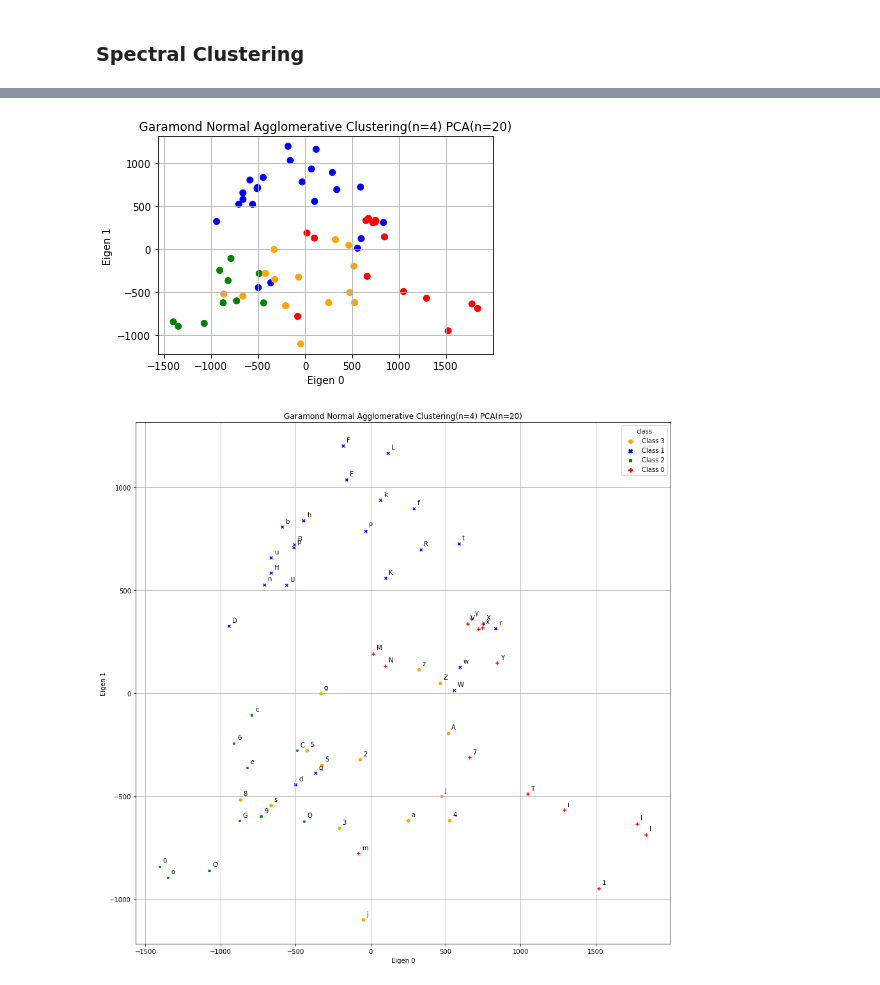
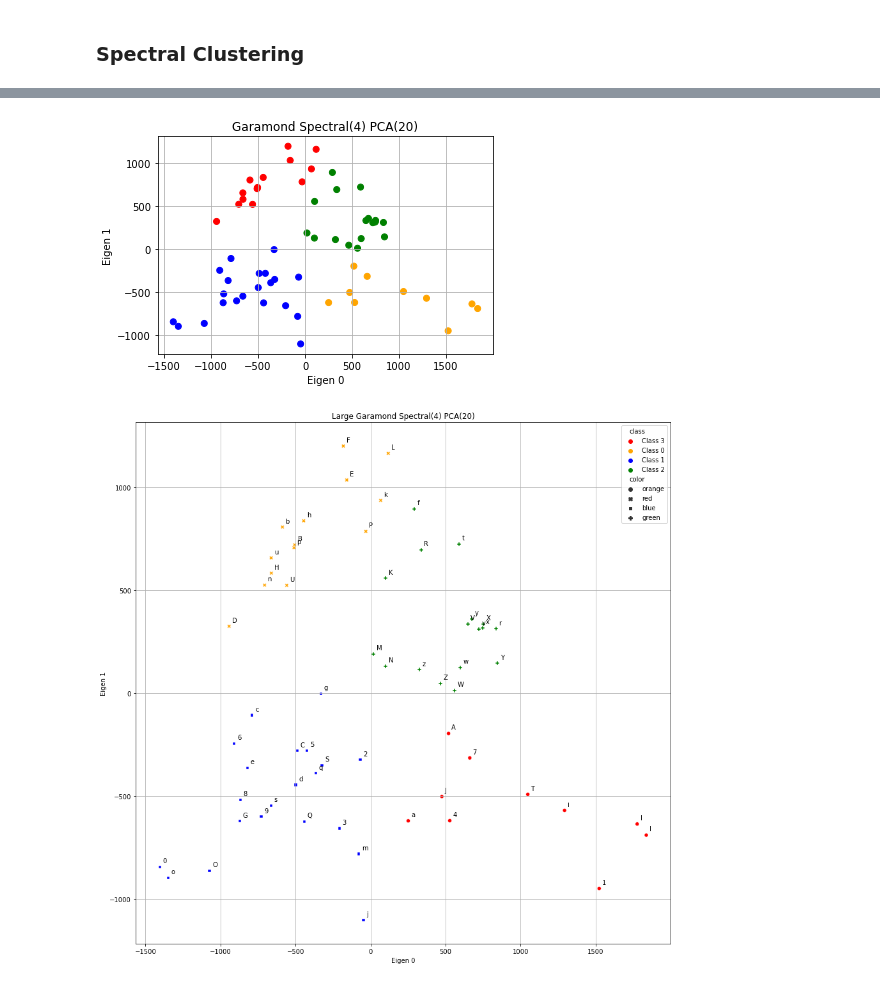
Before and after one commit to digital-tenebrist/udel-math-637, a Jupyter notebook: project-1/clustering/do_clustering.ipynb, the cells around one changed output, grey strips where cells are left out. Cells and saved outputs as stored; diff of their text form; code cells hidden in the pictures.

```diff
--- a/project-1/clustering/do_clustering.ipynb
+++ b/project-1/clustering/do_clustering.ipynb
@@ -241,49 +232,18 @@ Occurences of 3 in labels 14
-# %%
-plot_df = pd.DataFrame(
-    [
-        np.array(aggcluster.labels_).transpose(),
-        np.array(label_ar).transpose(),
-        x.transpose(),
-        y.transpose()
-    ]
-).transpose()
-
-plot_df.columns=['c_label', 'm_label', 'x', 'y']
-
-plot_df['color'] = plot_df['c_label'].apply(lambda x: plot_cfg[int(x)].color)
-plot_df['class'] = plot_df['c_label'].apply(lambda x: plot_cfg[int(x)].name)
-
-plot_title = 'Garamond Normal Agglomerative Clustering(n=4) PCA(n=20)'
-plt.title(plot_title)
-plt.xlabel("Eigen 0")
-plt.ylabel("Eigen 1")
-plt.grid()
-
-plt.scatter(plot_df.x,plot_df.y, c=plot_df.color)
-
- # Larger Labeled Plot
-plt.figure(figsize=(15,15))
-sns.scatterplot(
-    data=plot_df,
-    x='x',
-    y='y',
-    hue='class',
-    style='class',
-    palette=['orange', 'blue', 'green', 'red']
-)
-
-for i in range(plot_df.shape[0]):
-    plt.text(
-        x=plot_df.x[i]+20,
-        y=plot_df.y[i]+20,
-        s=plot_df.m_label[i]
-    )
-
-plt.title(plot_title)
-plt.xlabel('Eigen 0')
-plt.ylabel('Eigen 1')
-plt.grid()
-plt.show()
-# %% [output]
-[figure, removed]
-[figure, removed]
+# %%
+spectral_results = perform_clustering('spectral', reduced_df)
+
+small_plot(
+    reduced_df,
+    spectral_results['labels'],
+    'Garamond Spectral(4) PCA(20)'
+)
+
+large_plot(
+    reduced_df,
+    spectral_results['labels'],
+    'Large Garamond Spectral(4) PCA(20)',
+    ['red', 'orange', 'blue', 'green']
+)
+# %% [output]
+[figure, added]
+[figure, added]
```
Also changed, not shown: parts of 15 cells of this notebook.
